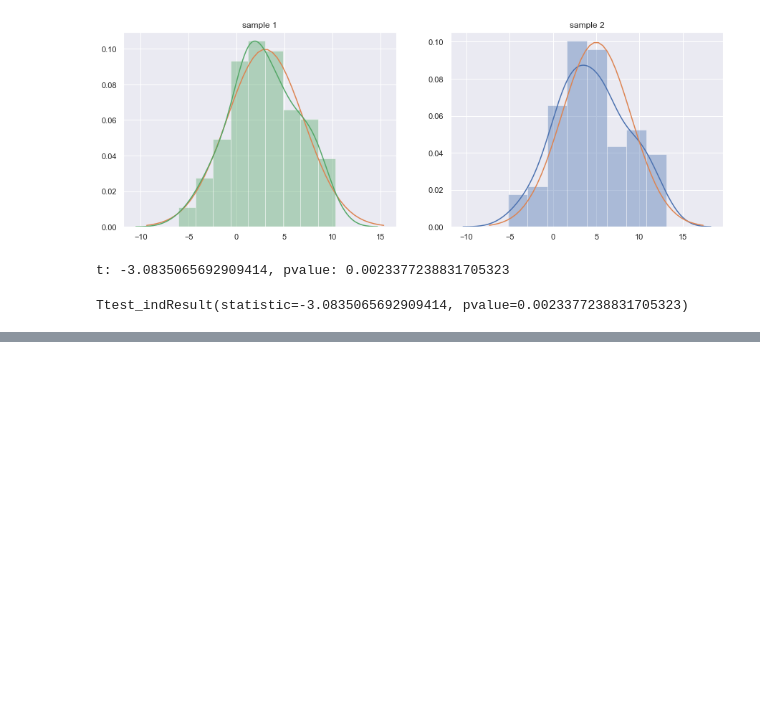
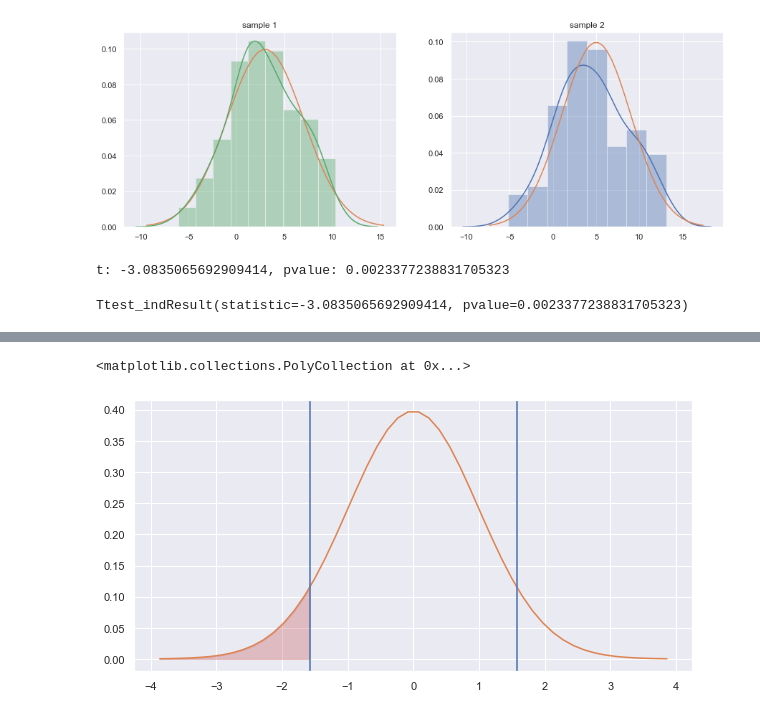
Before and after one commit to normannexo/Mathematics-notebooks, a Jupyter notebook: hypothesis testing.ipynb, the cells around one changed output, grey strips where cells are left out. Cells and saved outputs as stored; diff of their text form; code cells hidden in the pictures; blank space fills up the shorter version.

```diff
--- a/hypothesis testing.ipynb
+++ b/hypothesis testing.ipynb
@@ -68,0 +111,14 @@ Ttest_indResult(statistic=-3.0835065692909414, pvalue=0.0023377238831705323)
+# %%
+#Visualization
+fig, ax = plt.subplots(1, 1, figsize=[10,5])
+
+range_a = np.linspace(stats.t.ppf(0.0001, df=N-1), stats.t.ppf(0.9999, df=N-1))
+
+ax.plot(range_a, stats.t.pdf(range_a, df=N-1), color='C1')
+ax.axvline(t)
+ax.axvline(-t)
+range_fill = np.linspace(stats.t.ppf(0.0001, df=N-1), t)
+ax.fill_between(range_fill,stats.t.pdf(range_fill, df=N-1),color='r', alpha=0.3)
+# %% [output]
+<matplotlib.collections.PolyCollection at 0x...>
+[figure, added]
```
Also changed, not shown: parts of 7 cells of this notebook.
